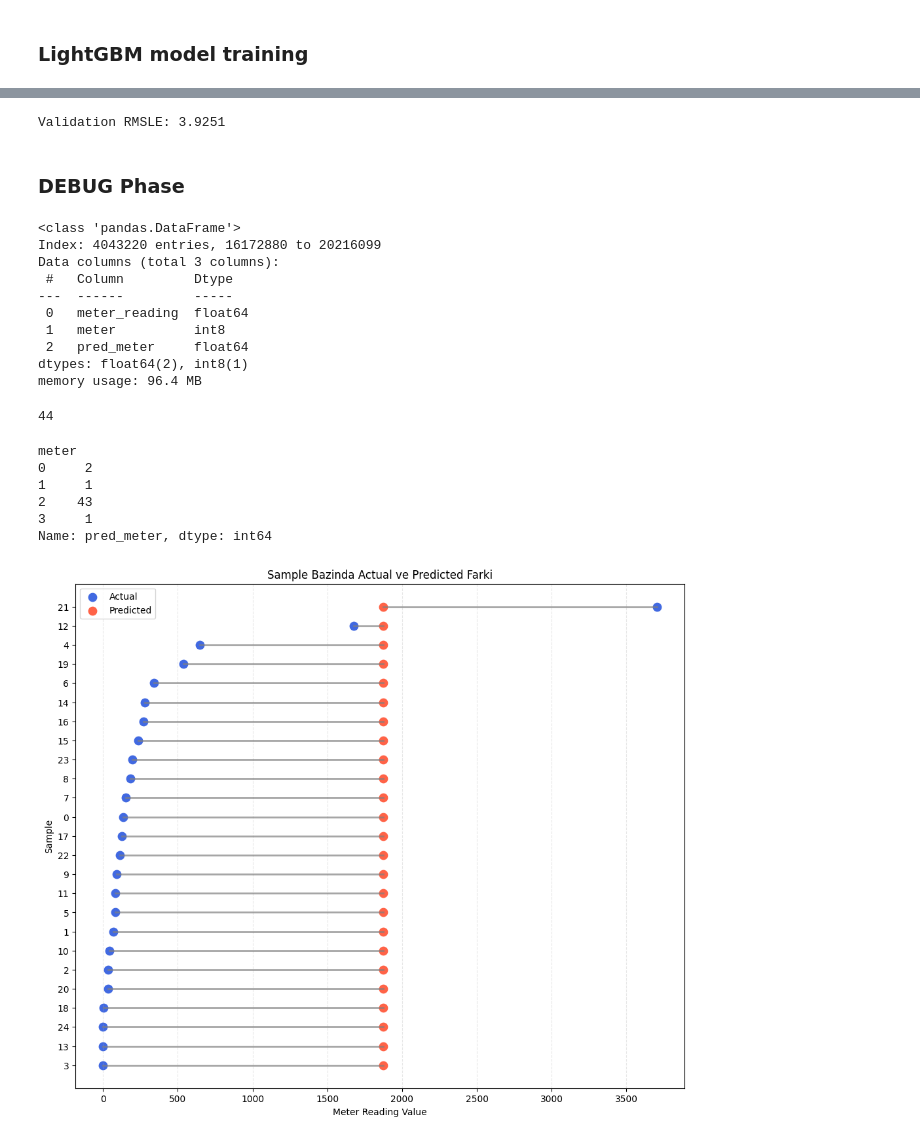
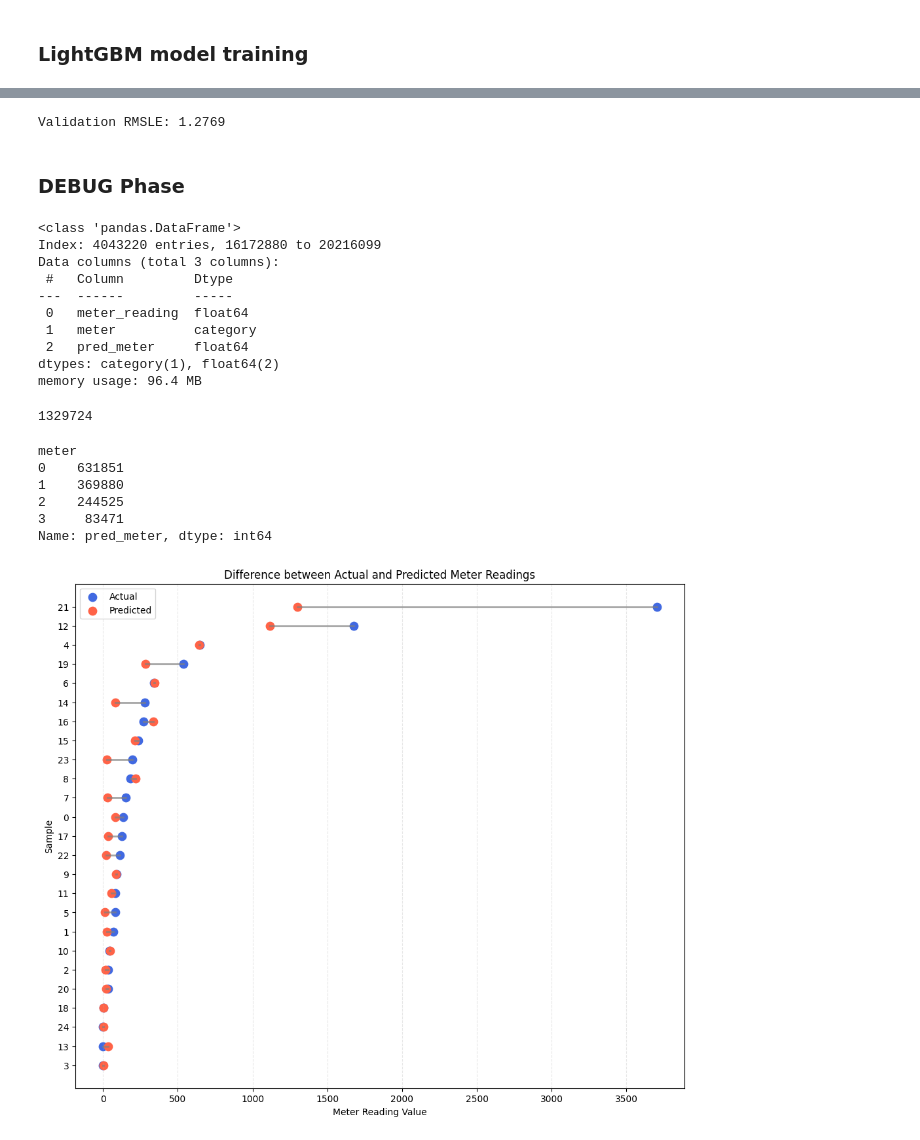
Before and after one commit to CarpeDiem0110/ashrae_energy_prediction, a Jupyter notebook: scripts/feature_engineering.ipynb, the cells around one changed output, grey strips where cells are left out. Drawn from its saved outputs; the diff is of its cells as text; code cells hidden in the pictures.

Commit message:
change meter reading with log_meter_reading

```diff
--- a/scripts/feature_engineering.ipynb
+++ b/scripts/feature_engineering.ipynb
@@ -217,12 +217,16 @@ feature_cols = [
     "year",
 ]
 
-target_col = "meter_reading"
+target_col = "log_meter_reading"
 cat_cols = ["building_id", "meter", "site_id", "primary_use"]
 # %%
 split_idx = int(len(train) * 0.8)
 
-train_sorted = train.sort_values(["year", "month", "day", "hour"])
+train_sorted = train.sort_values(["year", "month", "day", "hour"]).copy()
+train_sorted["log_meter_reading"] = np.log1p(train_sorted["meter_reading"])
+
+for col in cat_cols:
+    train_sorted[col] = train_sorted[col].astype("category")
 
 train_part = train_sorted.iloc[:split_idx]
 valid_part = train_sorted.iloc[split_idx:]
@@ -232,9 +236,6 @@ y_train = train_part[target_col]
 
 X_valid = valid_part[feature_cols]
 y_valid = valid_part[target_col]
-
-for col in cat_cols:
-    train_sorted[col] = train_sorted[col].astype("category")
 # %%
 params = {
     "objective": "regression",
@@ -272,10 +274,14 @@ Early stopping, best iteration is:
 # %%
-valid_pred = model.predict(X_valid, num_iteration=model.best_iteration)
+valid_pred_log = model.predict(X_valid, num_iteration=model.best_iteration)
+valid_pred = np.expm1(valid_pred_log)
 valid_pred = np.clip(valid_pred, 0, None)
-rmsle = np.sqrt(mean_squared_log_error(y_valid, valid_pred))
+
+y_valid_raw = valid_part["meter_reading"]
+
+rmsle = np.sqrt(mean_squared_log_error(y_valid_raw, valid_pred))
 print(f"Validation RMSLE: {rmsle:.4f}")
 # %% [output]
-Validation RMSLE: 3.9251
+Validation RMSLE: 1.2769
 # %% [markdown]
 ### DEBUG Phase
 # %%
@@ -290,22 +296,22 @@ Data columns (total 3 columns):
  #   Column         Dtype
 ---  ------         -----
  0   meter_reading  float64
- 1   meter          int8
+ 1   meter          category
  2   pred_meter     float64
-dtypes: float64(2), int8(1)
+dtypes: category(1), float64(2)
 memory usage: 96.4 MB
 # %%
-pred_df["pred_meter"].unique().size   ## 44 tane    farlı değer var.
+pred_df["pred_meter"].unique().size
 # %% [output]
-44
+1329724
 # %%
 pred_df.groupby("meter")["pred_meter"].nunique()
 # %% [output]
 meter
-0     2
-1     1
-2    43
-3     1
+0    631851
+1    369880
+2    244525
+3     83471
 Name: pred_meter, dtype: int64
 # %%
 sample_df = pred_df.sample(25, random_state=42).reset_index(drop=True)
@@ -319,32 +325,32 @@ for i, row in sample_df.iterrows():
         [row["meter_reading"], row["pred_meter"]],
         [i, i],
         color="gray",
         alpha=0.7,
         linewidth=2,
     )
 
 plt.scatter(
     sample_df["meter_reading"],
     range(len(sample_df)),
     color="royalblue",
     s=80,
     label="Actual",
 )
 
 plt.scatter(
     sample_df["pred_meter"],
     range(len(sample_df)),
     color="tomato",
     s=80,
     label="Predicted",
 )
 
 plt.yticks(range(len(sample_df)), sample_df["sample_id"])
 plt.xlabel("Meter Reading Value")
 plt.ylabel("Sample")
-plt.title("Sample Bazinda Actual ve Predicted Farki")
+plt.title("Difference between Actual and Predicted Meter Readings")
 plt.legend()
 plt.grid(axis="x", linestyle="--", alpha=0.3)
 plt.show()
 # %% [output]
-[figure, old version]
+[figure, new version]
```
Also changed, not shown: parts of 2 cells of this notebook.
